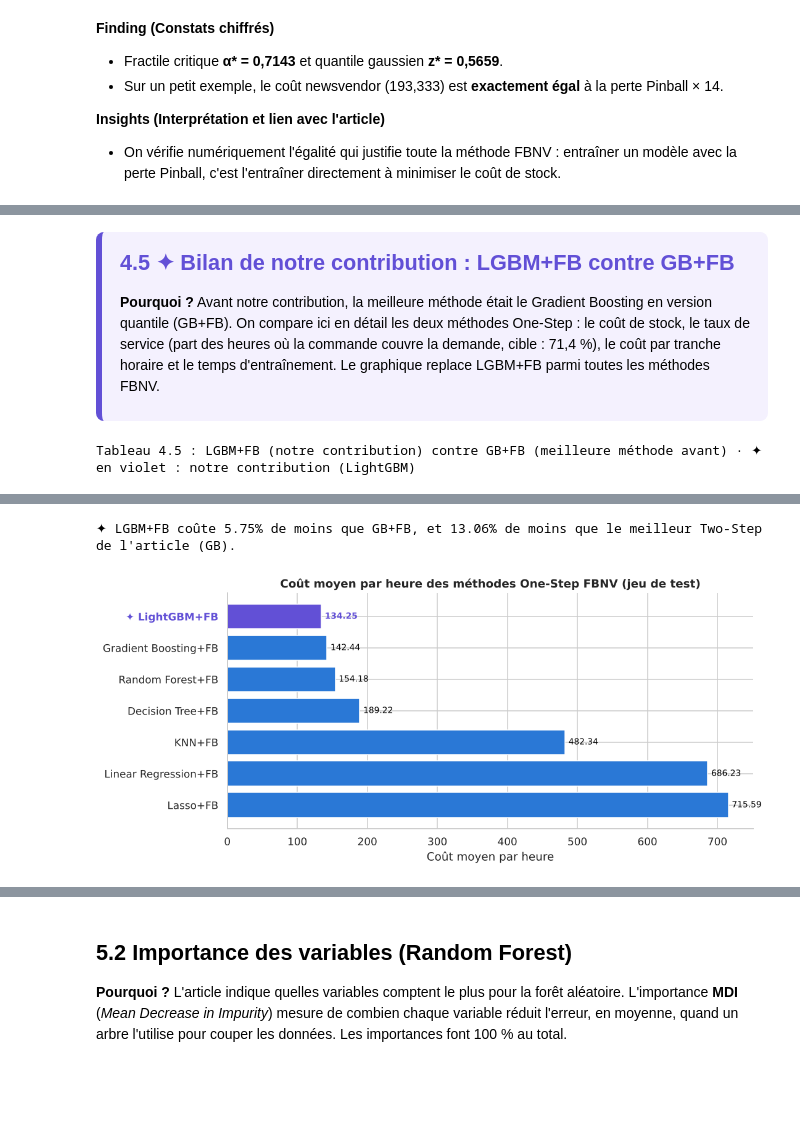
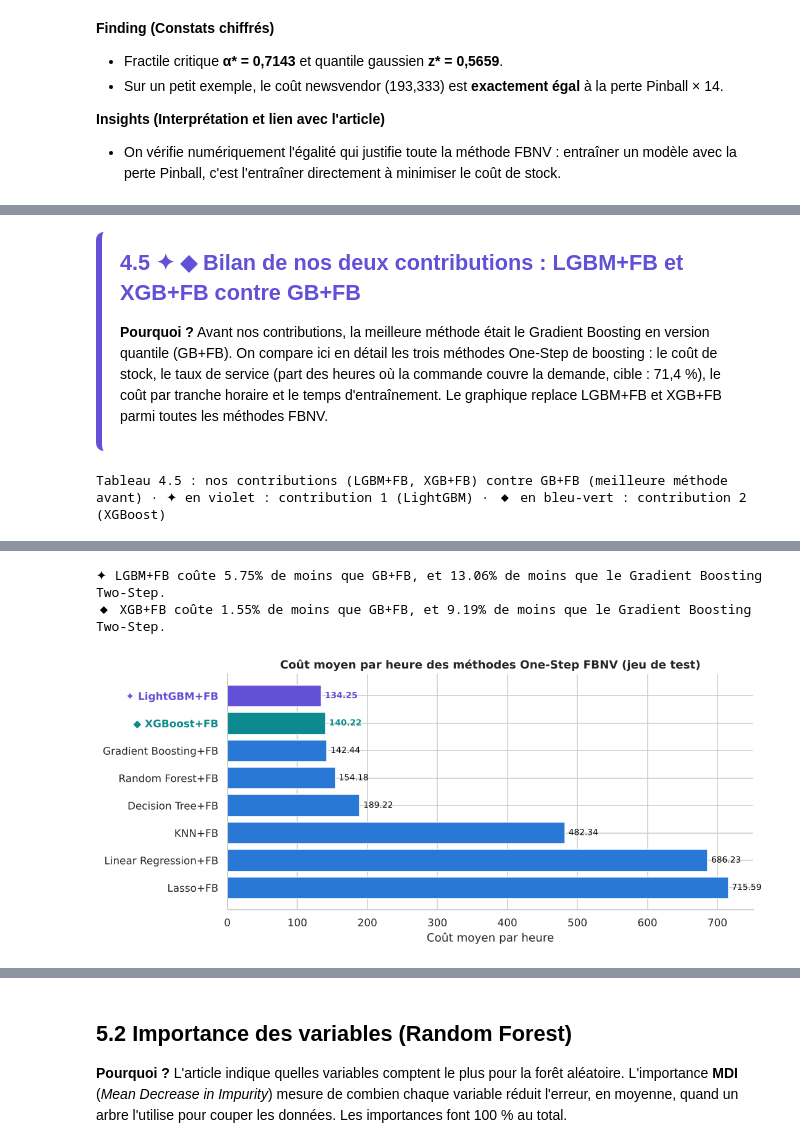
Before and after one commit to eliasbelme/eliasbelme.github.io, a Jupyter notebook: TP_GP27_FBNV.ipynb, the cells around one changed output, grey strips where cells are left out. Drawn from its saved outputs; the diff is of its cells as text; code cells hidden in the pictures; blank space fills up the shorter version.

```diff
--- a/TP_GP27_FBNV.ipynb
+++ b/TP_GP27_FBNV.ipynb
@@ -692,6 +739,7 @@ modeles = {
     "Gradient Boosting": GradientBoostingRegressor(random_state=RANDOM_STATE),
     "HistGradientBoosting": HistGradientBoostingRegressor(random_state=RANDOM_STATE),
     "LightGBM": lgb.LGBMRegressor(random_state=RANDOM_STATE, verbose=-1),           # ✦ CONTRIBUTION
+    "XGBoost": xgb.XGBRegressor(random_state=RANDOM_STATE),                         # ◆ CONTRIBUTION 2
 }
 
 resultats_cv, rmse_plis = [], {}
@@ -1021,23 +1093,30 @@ for a in alphas:
                    "RF+FB": c(np.quantile(preds_arbres, a, axis=0)),
                    "LGBM Two-Step": c(np.maximum(d_hat["LGBM"] + z_a * sigma["LGBM"], 0)),        # ✦ CONTRIBUTION
                    "LGBM+FB": c(np.maximum(clone(gs_lgbm_fb.best_estimator_).set_params(alpha=a)
-                                           .fit(Xtr, ytr).predict(Xte), 0))})              # ✦ CONTRIBUTION
+                                           .fit(Xtr, ytr).predict(Xte), 0)),               # ✦ CONTRIBUTION
+                   "XGB Two-Step": c(np.maximum(d_hat["XGB"] + z_a * sigma["XGB"], 0)),          # ◆ CONTRIBUTION 2
+                   "XGB+FB": c(np.maximum(clone(gs_xgb_fb.best_estimator_).set_params(quantile_alpha=a)
+                                          .fit(Xtr, ytr).predict(Xte), 0))})               # ◆ CONTRIBUTION 2
 sens = pd.DataFrame(lignes)
 
-SENS = ["LR", "KNN", "DT", "GB", "RF", "LGBM"]                                     # ✦ CONTRIBUTION : LGBM
-fig, axes = plt.subplots(2, 3, figsize=(15, 8))
+SENS = ["LR", "KNN", "DT", "GB", "RF", "LGBM", "XGB"]                              # ✦ ◆ CONTRIBUTIONS
+fig, axes = plt.subplots(2, 4, figsize=(19, 8))
 axes = axes.ravel()
 for ax, m in zip(axes, SENS):
     ax.plot(sens["alpha"], sens[f"{m} Two-Step"], color=ORANGE, ls="--", marker="o", ms=3, label="Two-Step")
-    ax.plot(sens["alpha"], sens[f"{m}+FB"], color=VIOLET if m == "LGBM" else BLEU, marker="o", ms=3,
+    ax.plot(sens["alpha"], sens[f"{m}+FB"], color={"LGBM": VIOLET, "XGB": SARCELLE}.get(m, BLEU), marker="o", ms=3,
             label="One-Step FBNV")
     ax.axvline(ALPHA, color=GRIS, ls=":", label="alpha* = 0,714")
     ax.set(title=NOMS[m], xlabel="Fractile critique b / (b + h)")
     if m == "LGBM":                                                                 # ✦ CONTRIBUTION
         ax.set_facecolor(VIOLET_CLAIR)
-        ax.set_title("✦ LightGBM (notre contribution)", color=VIOLET)
+        ax.set_title("✦ LightGBM (contribution 1)", color=VIOLET)
+    if m == "XGB":                                                                  # ◆ CONTRIBUTION 2
+        ax.set_facecolor(SARCELLE_CLAIR)
+        ax.set_title("◆ XGBoost (contribution 2)", color=SARCELLE)
+axes[-1].axis("off")
 axes[0].set_ylabel("Coût moyen par heure")
-axes[3].set_ylabel("Coût moyen par heure")
+axes[4].set_ylabel("Coût moyen par heure")
 fig.legend(*axes[0].get_legend_handles_labels(), loc="upper center", ncol=3, fontsize=11, bbox_to_anchor=(0.5, 1.04))
 fig.tight_layout()
 sauver(fig, "fig8_sensibilite")
@@ -1066,11 +1148,11 @@ LGBM : FBNV moins cher pour 17 valeurs de alpha sur 18 ; alpha où il perd : [0.
 # %% [markdown]
-<div style="border-left:6px solid #6250d6; background:#f4f1fe; padding:12px 18px; border-radius:8px; margin:8px 0;">
-<h2 style="color:#6250d6; margin-top:4px;">4.5 ✦ Bilan de notre contribution : LGBM+FB contre GB+FB</h2>
-<p><b>Pourquoi ?</b> Avant notre contribution, la meilleure méthode était le Gradient Boosting en version quantile (GB+FB). On compare ici en détail les deux méthodes One-Step : le coût de stock, le taux de service (part des heures où la commande couvre la demande, cible : 71,4 %), le coût par tranche horaire et le temps d'entraînement. Le graphique replace LGBM+FB parmi toutes les méthodes FBNV.</p>
+<div style="border-left:6px solid #6250d6; border-right:6px solid #0d8a8f; background:linear-gradient(90deg, #f4f1fe, #eef8f8); padding:12px 18px; border-radius:8px; margin:8px 0;">
+<h2 style="color:#6250d6; margin-top:4px;">4.5 ✦ ◆ Bilan de nos deux contributions : LGBM+FB et XGB+FB contre GB+FB</h2>
+<p><b>Pourquoi ?</b> Avant nos contributions, la meilleure méthode était le Gradient Boosting en version quantile (GB+FB). On compare ici en détail les trois méthodes One-Step de boosting : le coût de stock, le taux de service (part des heures où la commande couvre la demande, cible : 71,4 %), le coût par tranche horaire et le temps d'entraînement. Le graphique replace LGBM+FB et XGB+FB parmi toutes les méthodes FBNV.</p>
 </div>
 # %%
 # ============================================================================
-# ✦ CONTRIBUTION : bilan LightGBM quantile (LGBM+FB) contre Gradient Boosting quantile (GB+FB)
+# ✦ ◆ CONTRIBUTIONS : bilan LGBM+FB et XGB+FB contre Gradient Boosting quantile (GB+FB)
 # ============================================================================
 import time
 heure_te = X_test["hr"].values
@@ -1078,7 +1160,8 @@ pointe = np.isin(heure_te, [7, 8, 9, 17, 18, 19])
 nuit = heure_te <= 6
 
 temps = {}
-for nom, modele in [("GB+FB", gs_gb_fb.best_estimator_), ("LGBM+FB", gs_lgbm_fb.best_estimator_)]:
+for nom, modele in [("GB+FB", gs_gb_fb.best_estimator_), ("LGBM+FB", gs_lgbm_fb.best_estimator_),
+                    ("XGB+FB", gs_xgb_fb.best_estimator_)]:
     t0 = time.time()
     clone(modele).fit(Xtr, ytr)
     temps[nom] = time.time() - t0
@@ -1090,31 +1173,33 @@ bilan = pd.DataFrame([{"Méthode": nom, "Réglage retenu": str(reg),
                        "Coût aux heures de pointe": cout(yte.values[pointe], q_one[m][pointe]),
                        "Temps d'entraînement (s)": temps[nom]}
                       for nom, m, reg in [("GB+FB", "GB", gs_gb_fb.best_params_),
-                                          ("LGBM+FB", "LGBM", gs_lgbm_fb.best_params_)]])
-tableau(bilan, "Tableau 4.5 : LGBM+FB (notre contribution) contre GB+FB (meilleure méthode avant)",
+                                          ("LGBM+FB", "LGBM", gs_lgbm_fb.best_params_),
+                                          ("XGB+FB", "XGB", gs_xgb_fb.best_params_)]])
+tableau(bilan, "Tableau 4.5 : nos contributions (LGBM+FB, XGB+FB) contre GB+FB (meilleure méthode avant)",
         {"Taux de service": "{:.1%}", "Temps d'entraînement (s)": "{:.1f}"})
-gain = 1 - cout(yte, q_one["LGBM"]) / cout(yte, q_one["GB"])
-print(f"✦ LGBM+FB coûte {gain:.2%} de moins que GB+FB, "
-      f"et {1 - cout(yte, q_one['LGBM']) / cout(yte, q_two['GB']):.2%} de moins que le meilleur Two-Step de l'article (GB).")
+for sym, m in [("✦", "LGBM"), ("◆", "XGB")]:
+    print(f"{sym} {m}+FB coûte {1 - cout(yte, q_one[m]) / cout(yte, q_one['GB']):.2%} de moins que GB+FB, "
+          f"et {1 - cout(yte, q_one[m]) / cout(yte, q_two['GB']):.2%} de moins que le Gradient Boosting Two-Step.")
 
 # Classement de toutes les méthodes One-Step FBNV
 couts_fb = pd.Series({NOMS[m] + "+FB": cout(yte, q_one[m]) for m in prevision}).sort_values()
 fig, ax = plt.subplots(figsize=(10, 4.5))
-couleurs = [VIOLET if "LightGBM" in n else BLEU for n in couts_fb.index]
-ax.barh([("✦ " if "LightGBM" in n else "") + n for n in couts_fb.index], couts_fb.values, color=couleurs)
+base = [n.replace("+FB", "") for n in couts_fb.index]
+couleurs = [COULEUR.get(b, BLEU) for b in base]                                    # ✦ violet, ◆ bleu-vert
+ax.barh([SYMBOLE.get(b, "") + n for b, n in zip(base, couts_fb.index)], couts_fb.values, color=couleurs)
 for i, v in enumerate(couts_fb.values):
-    ax.text(v + 5, i, f"{v:.2f}", va="center", fontsize=9,
-            color=VIOLET if "LightGBM" in couts_fb.index[i] else "black",
-            fontweight="bold" if "LightGBM" in couts_fb.index[i] else "normal")
+    ax.text(v + 5, i, f"{v:.2f}", va="center", fontsize=9, color=COULEUR.get(base[i], "black"),
+            fontweight="bold" if base[i] in COULEUR else "normal")
 for lbl in ax.get_yticklabels():
-    if "LightGBM" in lbl.get_text():
-        lbl.set_color(VIOLET); lbl.set_fontweight("bold")
+    for m, c in COULEUR.items():
+        if m in lbl.get_text():
+            lbl.set_color(c); lbl.set_fontweight("bold")
 ax.invert_yaxis()
 ax.set(title="Coût moyen par heure des méthodes One-Step FBNV (jeu de test)", xlabel="Coût moyen par heure")
-sauver(fig, "fig12_contribution_lightgbm")
+sauver(fig, "fig12_contributions")
 plt.show()
 # %% [output]
-Tableau 4.5 : LGBM+FB (notre contribution) contre GB+FB (meilleure méthode avant) · ✦ en violet : notre contribution (LightGBM)
+Tableau 4.5 : nos contributions (LGBM+FB, XGB+FB) contre GB+FB (meilleure méthode avant) · ✦ en violet : contribution 1 (LightGBM) · ◆ en bleu-vert : contribution 2 (XGBoost)
 | Méthode | Réglage retenu | Coût moyen par heure | Taux de service | Coût la nuit (0h-6h) | Coût aux heures de pointe | ... |
 | GB+FB | {'max_depth': 8} | 142.44 | 67.7% | 46.66 | 234.66 | ... |
 | LGBM+FB | {'n_estimators': 2000, 'num_leave... | 134.25 | 64.7% | 42.52 | 220.56 | ... |
@@ -1121,3 +1207,4 @@ Tableau 4.5 : LGBM+FB (notre contribution) contre GB+FB (meilleure méthode avan
-✦ LGBM+FB coûte 5.75% de moins que GB+FB, et 13.06% de moins que le meilleur Two-Step de l'article (GB).
+✦ LGBM+FB coûte 5.75% de moins que GB+FB, et 13.06% de moins que le Gradient Boosting Two-Step.
+◆ XGB+FB coûte 1.55% de moins que GB+FB, et 9.19% de moins que le Gradient Boosting Two-Step.
-[figure, old version]
+[figure, new version]
 # %% [markdown]
```
Also changed, not shown: parts of 33 cells of this notebook, 7 other files.
